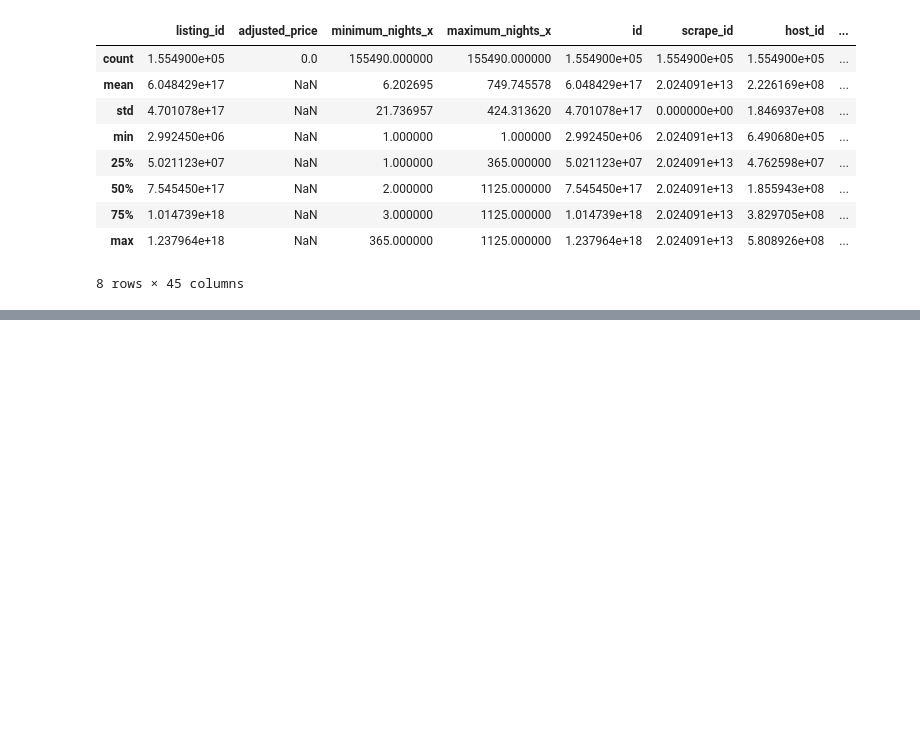
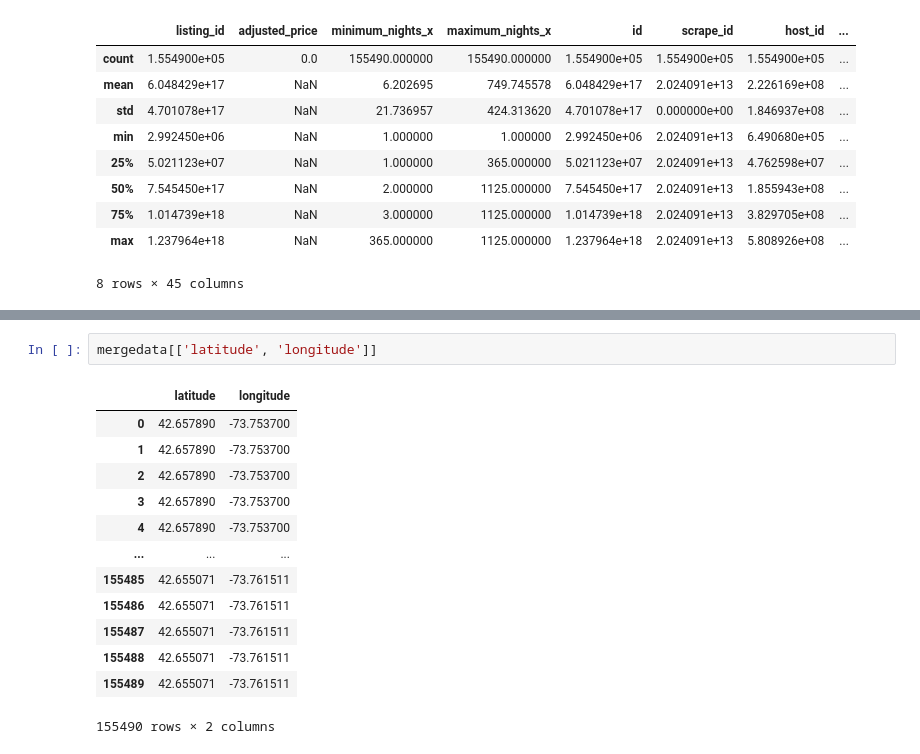
Before and after one commit to mertgenc0/mydsprojects, a Jupyter notebook: AirbnbNewyork/airbnb.ipynb, the cells around one changed output, grey strips where cells are left out. Drawn from its saved outputs; the diff is of its cells as text; blank space fills up the shorter version.

```diff
--- a/AirbnbNewyork/airbnb.ipynb
+++ b/AirbnbNewyork/airbnb.ipynb
@@ -87,0 +122,16 @@ mergedata.describe()
+# %%
+mergedata[['latitude', 'longitude']]
+# %% [output]
+|  | latitude | longitude |
+| 0 | 42.657890 | -73.753700 |
+| 1 | 42.657890 | -73.753700 |
+| 2 | 42.657890 | -73.753700 |
+| 3 | 42.657890 | -73.753700 |
+| 4 | 42.657890 | -73.753700 |
+| ... | ... | ... |
+| 155485 | 42.655071 | -73.761511 |
+| 155486 | 42.655071 | -73.761511 |
+| 155487 | 42.655071 | -73.761511 |
+| 155488 | 42.655071 | -73.761511 |
+| 155489 | 42.655071 | -73.761511 |
+155490 rows × 2 columns
```
Also changed, not shown: parts of 8 cells of this notebook.
